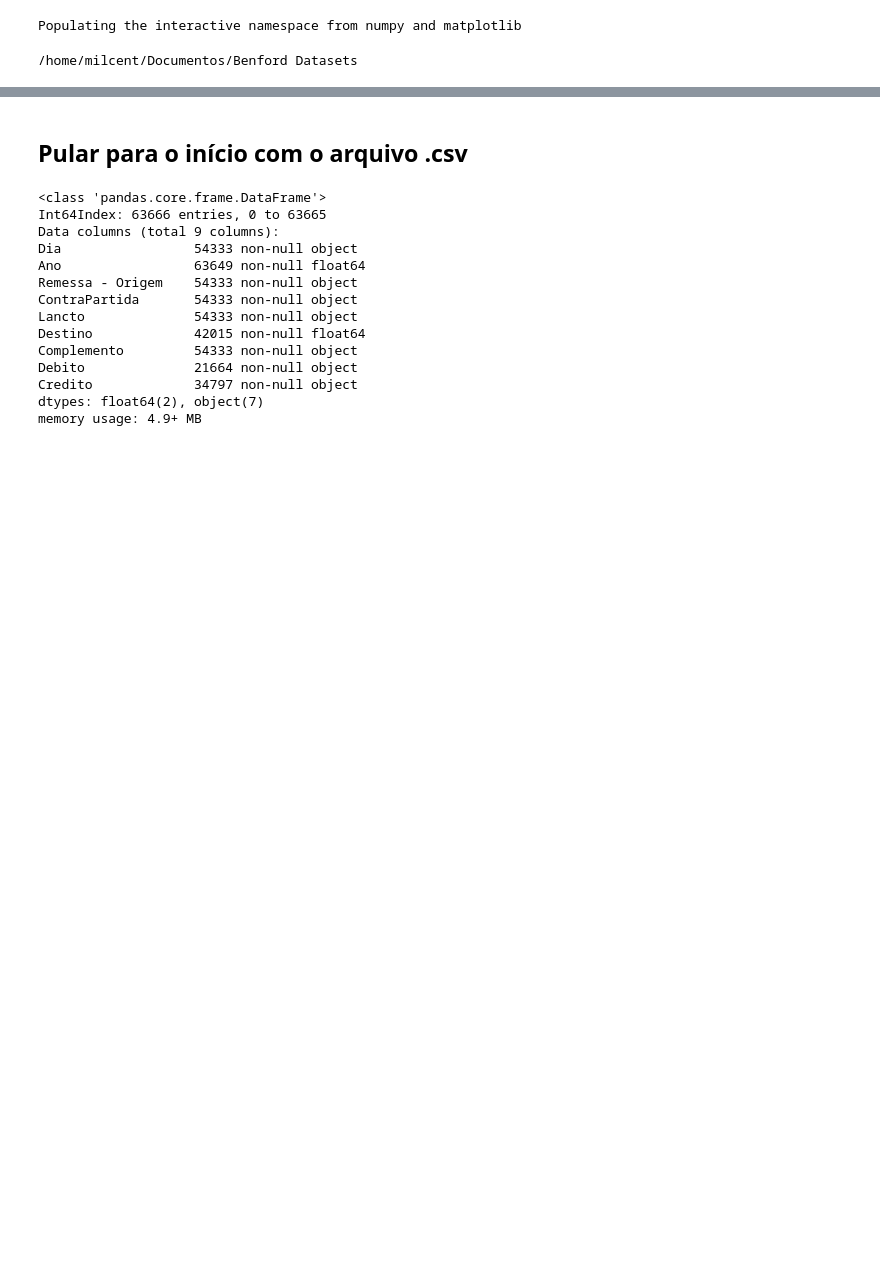
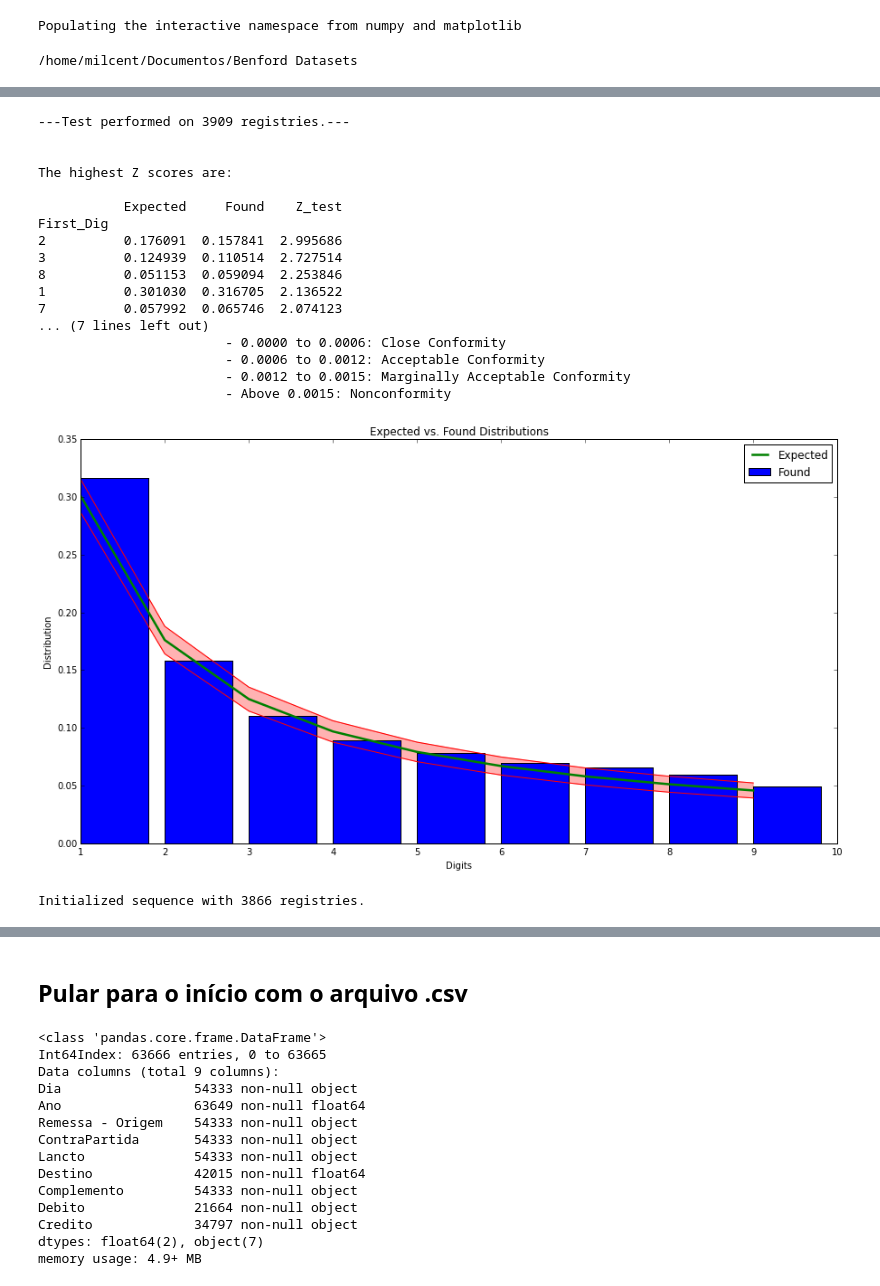
Before and after one commit to milcent/benford_py, a Jupyter notebook: Ben_OOP.ipynb, the cells around one changed output, grey strips where cells are left out. Drawn from its saved outputs; the diff is of its cells as text; code cells hidden in the pictures; blank space fills up the shorter version.

```diff
--- a/Ben_OOP.ipynb
+++ b/Ben_OOP.ipynb
@@ -17,0 +79,25 @@ layout_01_11_200812.CSV  table.csv
+# %%
+ibn.firstDigit()
+# %% [output]
+---Test performed on 3909 registries.---
+
+
+The highest Z scores are:
+
+           Expected     Found    Z_test
+First_Dig
+2          0.176091  0.157841  2.995686
+3          0.124939  0.110514  2.727514
+8          0.051153  0.059094  2.253846
+1          0.301030  0.316705  2.136522
+7          0.057992  0.065746  2.074123
+... (7 lines left out)
+                        - 0.0000 to 0.0006: Close Conformity
+                        - 0.0006 to 0.0012: Acceptable Conformity
+                        - 0.0012 to 0.0015: Marginally Acceptable Conformity
+                        - Above 0.0015: Nonconformity
+[figure, added]
+# %%
+ibl = o.Analysis(abs(i.l_c))
+# %% [output]
+Initialized sequence with 3866 registries.
```
Also changed, not shown: parts of 13 cells of this notebook, 1 other file.
